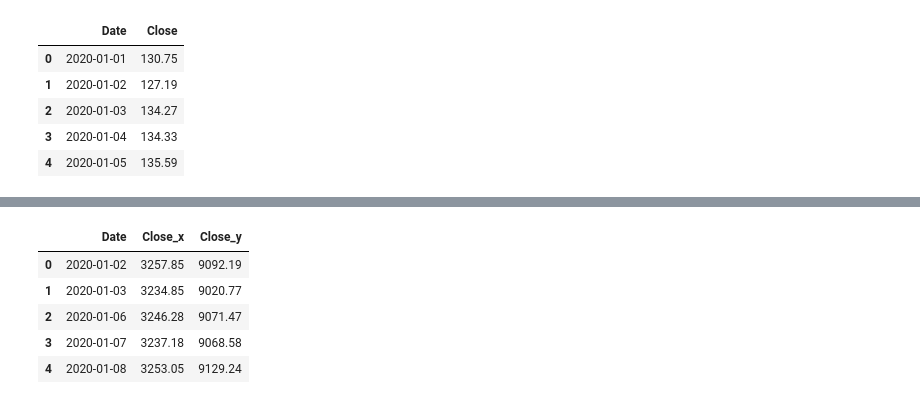
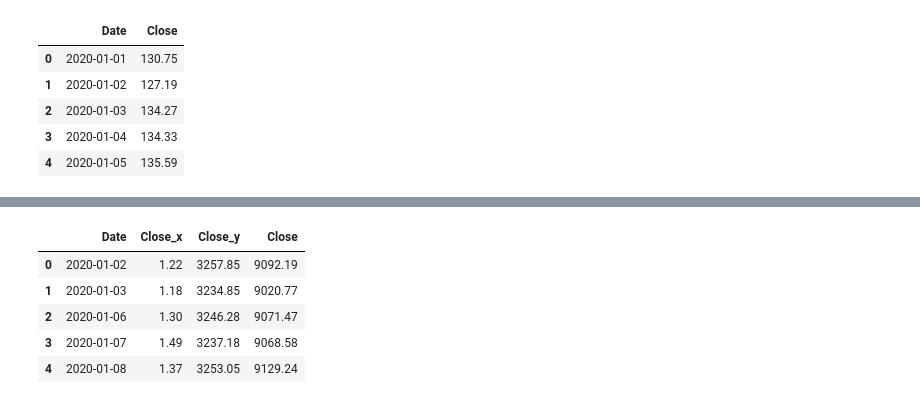
Before and after one commit to justinboggs/finance, a Jupyter notebook: correlate.ipynb, the cells around one changed output, grey strips where cells are left out. Saved outputs shown, nothing was run; the diff lists cells and outputs as text; code cells hidden in the pictures.

```diff
--- a/correlate.ipynb
+++ b/correlate.ipynb
@@ -20,8 +22,8 @@ End date (DD/MM/YYYY): 18/12/2020
 # %%
 # firstETF = input ('Symbol: ')
 # %%
-# stock1 = investpy.get_stock_historical_data(stock=stock, country='United States', from_date=from_date,
-#      to_date=to_date)
+stock1 = investpy.get_stock_historical_data(stock=firstStock, country='United States', from_date=from_date,
+     to_date=to_date)
 # %%
 sp500 = investpy.get_index_historical_data(index='s&p 500', country='united states', from_date=from_date, to_date=to_date)
 # %%
@@ -43,3 +47,6 @@ ada = investpy.get_crypto_historical_data(crypto='cardano', from_date=from_date,
 # %%
 # df.reset_index(inplace = True)
 # print(df.head())
+# %%
+stock1.reset_index(inplace=True)
+print(stock1.head())
@@ -96,3 +120,6 @@ print(ada.head())
 # %%
 # df = df[['Date', 'Close']]
 # df.head()
+# %%
+stock1 = stock1[['Date', 'Close']]
+stock1.head()
@@ -148,0 +193,3 @@ ada.head()
+# %%
+all = stock1.merge(sp500, on='Date', how='left')
+all.head()
@@ -149,13 +203,13 @@ ada.head()
 # %%
-all = sp500.merge(nasdaq, on='Date', how='left')
+all = all.merge(nasdaq, on='Date', how='left')
 all.head()
 # %% [output]
-|  | Date | Close_x | Close_y |
-| 0 | 2020-01-02 | 3257.85 | 9092.19 |
-| 1 | 2020-01-03 | 3234.85 | 9020.77 |
-| 2 | 2020-01-06 | 3246.28 | 9071.47 |
-| 3 | 2020-01-07 | 3237.18 | 9068.58 |
-| 4 | 2020-01-08 | 3253.05 | 9129.24 |
+|  | Date | Close_x | Close_y | Close |
+| 0 | 2020-01-02 | 1.22 | 3257.85 | 9092.19 |
+| 1 | 2020-01-03 | 1.18 | 3234.85 | 9020.77 |
+| 2 | 2020-01-06 | 1.30 | 3246.28 | 9071.47 |
+| 3 | 2020-01-07 | 1.49 | 3237.18 | 9068.58 |
+| 4 | 2020-01-08 | 1.37 | 3253.05 | 9129.24 |
 # %%
 all = all.merge(btc, on='Date', how='left')
 all.head()
```
Also changed, not shown: parts of 16 cells of this notebook, 2 other files.
